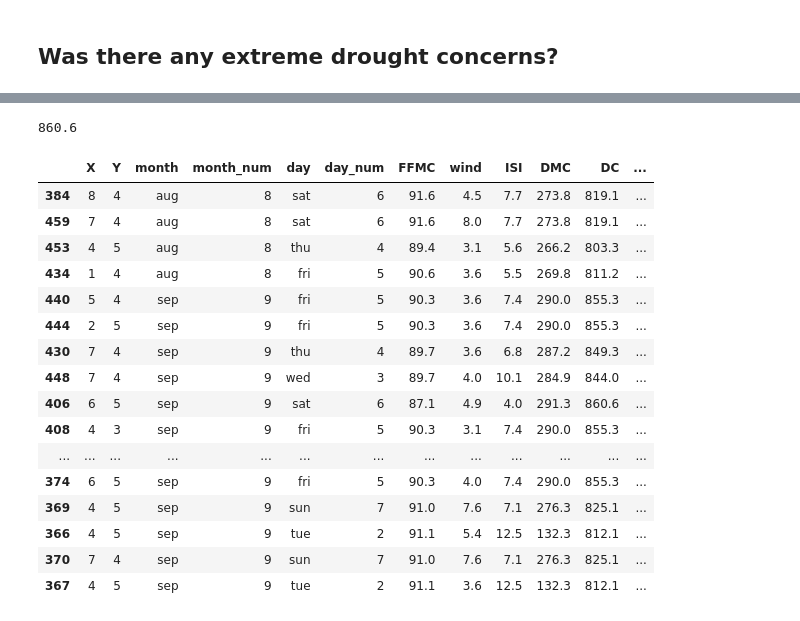
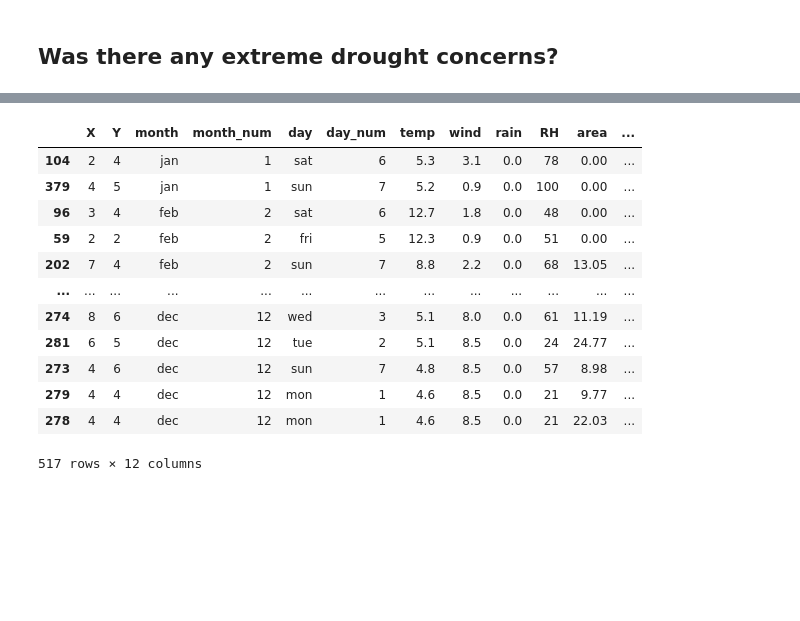
Before and after one commit to dmm4613/forest-fires-eda, a Jupyter notebook: forest-fire-eda.ipynb, the cells around one changed output, grey strips where cells are left out. Saved outputs shown, nothing was run; the diff lists cells and outputs as text; code cells hidden in the pictures; blank space fills up the shorter version.

```diff
--- a/forest-fire-eda.ipynb
+++ b/forest-fire-eda.ipynb
@@ -219,24 +243,16 @@ plt.ylim(NY,0)
 # %%
-df_cleaned['DC'].max()
+df_cleaned
 # %% [output]
+|  | X | Y | month | month_num | day | day_num | temp | wind | rain | RH | area | ... |
+| 104 | 2 | 4 | jan | 1 | sat | 6 | 5.3 | 3.1 | 0.0 | 78 | 0.00 | ... |
+| 379 | 4 | 5 | jan | 1 | sun | 7 | 5.2 | 0.9 | 0.0 | 100 | 0.00 | ... |
+| 96 | 3 | 4 | feb | 2 | sat | 6 | 12.7 | 1.8 | 0.0 | 48 | 0.00 | ... |
+| 59 | 2 | 2 | feb | 2 | fri | 5 | 12.3 | 0.9 | 0.0 | 51 | 0.00 | ... |
+| 202 | 7 | 4 | feb | 2 | sun | 7 | 8.8 | 2.2 | 0.0 | 68 | 13.05 | ... |
+| ... | ... | ... | ... | ... | ... | ... | ... | ... | ... | ... | ... | ... |
+| 274 | 8 | 6 | dec | 12 | wed | 3 | 5.1 | 8.0 | 0.0 | 61 | 11.19 | ... |
+| 281 | 6 | 5 | dec | 12 | tue | 2 | 5.1 | 8.5 | 0.0 | 24 | 24.77 | ... |
+| 273 | 4 | 6 | dec | 12 | sun | 7 | 4.8 | 8.5 | 0.0 | 57 | 8.98 | ... |
+| 279 | 4 | 4 | dec | 12 | mon | 1 | 4.6 | 8.5 | 0.0 | 21 | 9.77 | ... |
+| 278 | 4 | 4 | dec | 12 | mon | 1 | 4.6 | 8.5 | 0.0 | 21 | 22.03 | ... |
-860.6
+517 rows × 12 columns
-# %%
-df_cleaned[df_cleaned['DC'] >= 800]
-# %% [output]
-|  | X | Y | month | month_num | day | day_num | FFMC | wind | ISI | DMC | DC | ... |
-| 384 | 8 | 4 | aug | 8 | sat | 6 | 91.6 | 4.5 | 7.7 | 273.8 | 819.1 | ... |
-| 459 | 7 | 4 | aug | 8 | sat | 6 | 91.6 | 8.0 | 7.7 | 273.8 | 819.1 | ... |
-| 453 | 4 | 5 | aug | 8 | thu | 4 | 89.4 | 3.1 | 5.6 | 266.2 | 803.3 | ... |
-| 434 | 1 | 4 | aug | 8 | fri | 5 | 90.6 | 3.6 | 5.5 | 269.8 | 811.2 | ... |
-| 440 | 5 | 4 | sep | 9 | fri | 5 | 90.3 | 3.6 | 7.4 | 290.0 | 855.3 | ... |
-| 444 | 2 | 5 | sep | 9 | fri | 5 | 90.3 | 3.6 | 7.4 | 290.0 | 855.3 | ... |
-| 430 | 7 | 4 | sep | 9 | thu | 4 | 89.7 | 3.6 | 6.8 | 287.2 | 849.3 | ... |
-| 448 | 7 | 4 | sep | 9 | wed | 3 | 89.7 | 4.0 | 10.1 | 284.9 | 844.0 | ... |
-| 406 | 6 | 5 | sep | 9 | sat | 6 | 87.1 | 4.9 | 4.0 | 291.3 | 860.6 | ... |
-| 408 | 4 | 3 | sep | 9 | fri | 5 | 90.3 | 3.1 | 7.4 | 290.0 | 855.3 | ... |
-| ... | ... | ... | ... | ... | ... | ... | ... | ... | ... | ... | ... | ... |
-| 374 | 6 | 5 | sep | 9 | fri | 5 | 90.3 | 4.0 | 7.4 | 290.0 | 855.3 | ... |
-| 369 | 4 | 5 | sep | 9 | sun | 7 | 91.0 | 7.6 | 7.1 | 276.3 | 825.1 | ... |
-| 366 | 4 | 5 | sep | 9 | tue | 2 | 91.1 | 5.4 | 12.5 | 132.3 | 812.1 | ... |
-| 370 | 7 | 4 | sep | 9 | sun | 7 | 91.0 | 7.6 | 7.1 | 276.3 | 825.1 | ... |
-| 367 | 4 | 5 | sep | 9 | tue | 2 | 91.1 | 3.6 | 12.5 | 132.3 | 812.1 | ... |
```
Also changed, not shown: parts of 24 cells of this notebook.
